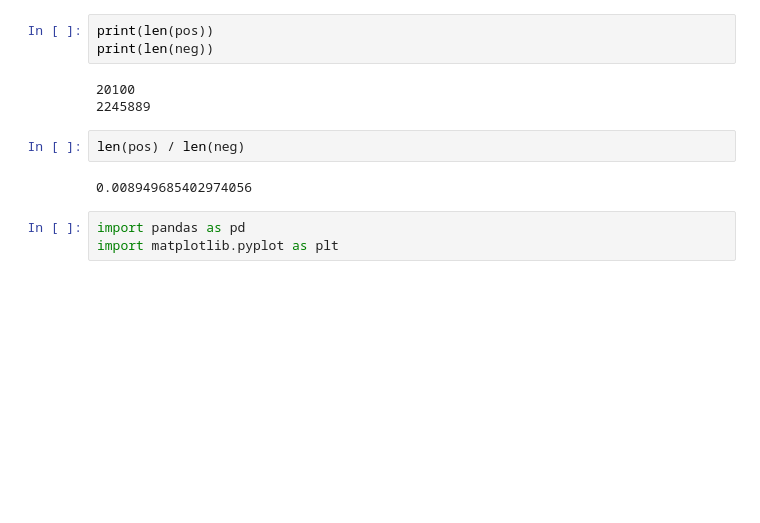
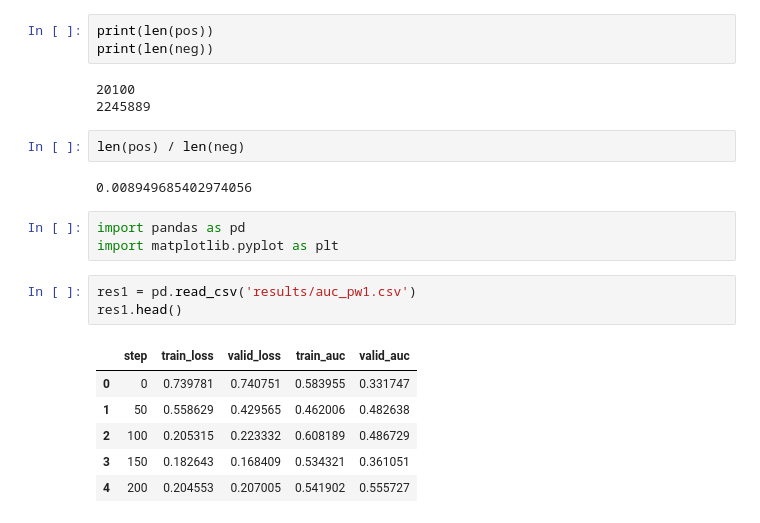
Before and after one commit to ModaoT/firstkill, a Jupyter notebook: results_analysis.ipynb, the cells around one changed output. Cells and saved outputs as stored; diff of their text form; blank space fills up the shorter version.

```diff
--- a/results_analysis.ipynb
+++ b/results_analysis.ipynb
@@ -47,3 +47,13 @@ len(pos) / len(neg)
 # %%
 import pandas as pd
 import matplotlib.pyplot as plt
+# %%
+res1 = pd.read_csv('results/auc_pw1.csv')
+res1.head()
+# %% [output]
+|  | step | train_loss | valid_loss | train_auc | valid_auc |
+| 0 | 0 | 0.739781 | 0.740751 | 0.583955 | 0.331747 |
+| 1 | 50 | 0.558629 | 0.429565 | 0.462006 | 0.482638 |
+| 2 | 100 | 0.205315 | 0.223332 | 0.608189 | 0.486729 |
+| 3 | 150 | 0.182643 | 0.168409 | 0.534321 | 0.361051 |
+| 4 | 200 | 0.204553 | 0.207005 | 0.541902 | 0.555727 |
```
Also changed, not shown: parts of 6 cells of this notebook, 9 other files.
